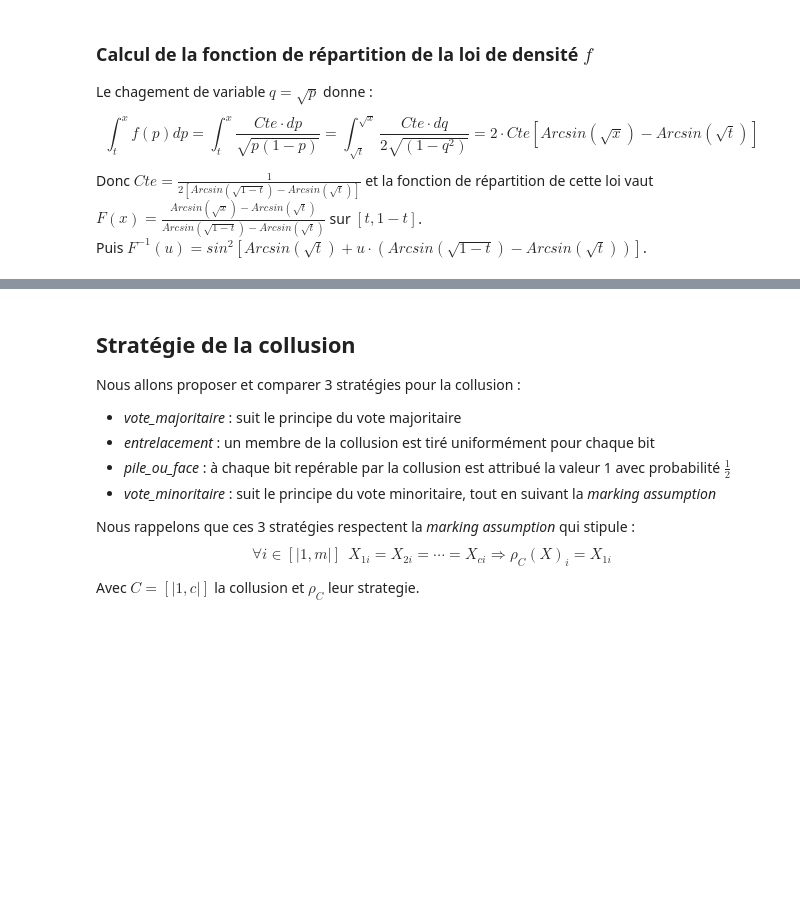
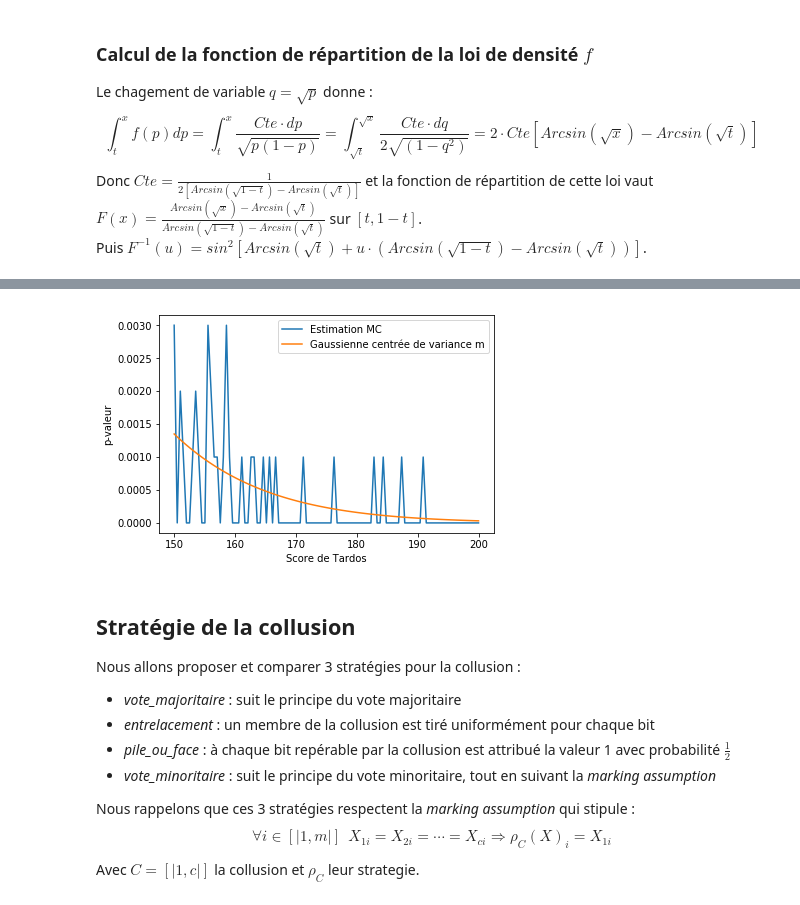
Before and after one commit to augustin9080/MAP512, a Jupyter notebook: MAP512_Laruelle_Freitas.ipynb, the cells around one changed output, grey strips where cells are left out. Cells and saved outputs as stored; diff of their text form; code cells hidden in the pictures; blank space fills up the shorter version.

```diff
--- a/MAP512_Laruelle_Freitas.ipynb
+++ b/MAP512_Laruelle_Freitas.ipynb
@@ -64,3 +83,19 @@ MC_naif(10000, p, X[0], npr.rand(m))
+# %%
+Score = np.linspace(150,200,100)
+Y = npr.binomial(1,p,m)
+p_value = []
+for score_lim in Score:
+    p_value.append(MC_naif_score(p,score_lim,Y))
+plt.plot(Score,p_value,label='Estimation MC')
+p_value_reel = scipy.stats.norm.sf(Score,0,np.sqrt(m))
+plt.plot(Score,p_value_reel,label='Gaussienne centrée de variance m')
+plt.xlabel('Score de Tardos')
+plt.ylabel('p-valeur')
+plt.legend()
+plt.savefig("p_valeur_MC_naif_zoom.png",dpi=1000)
+plt.show()
+# %% [output]
+[figure, added]
 # %% [markdown]
 ## Stratégie de la collusion
 Nous allons proposer et comparer 3 stratégies pour la collusion :
```
Also changed, not shown: parts of 10 cells of this notebook, 15 other files.
